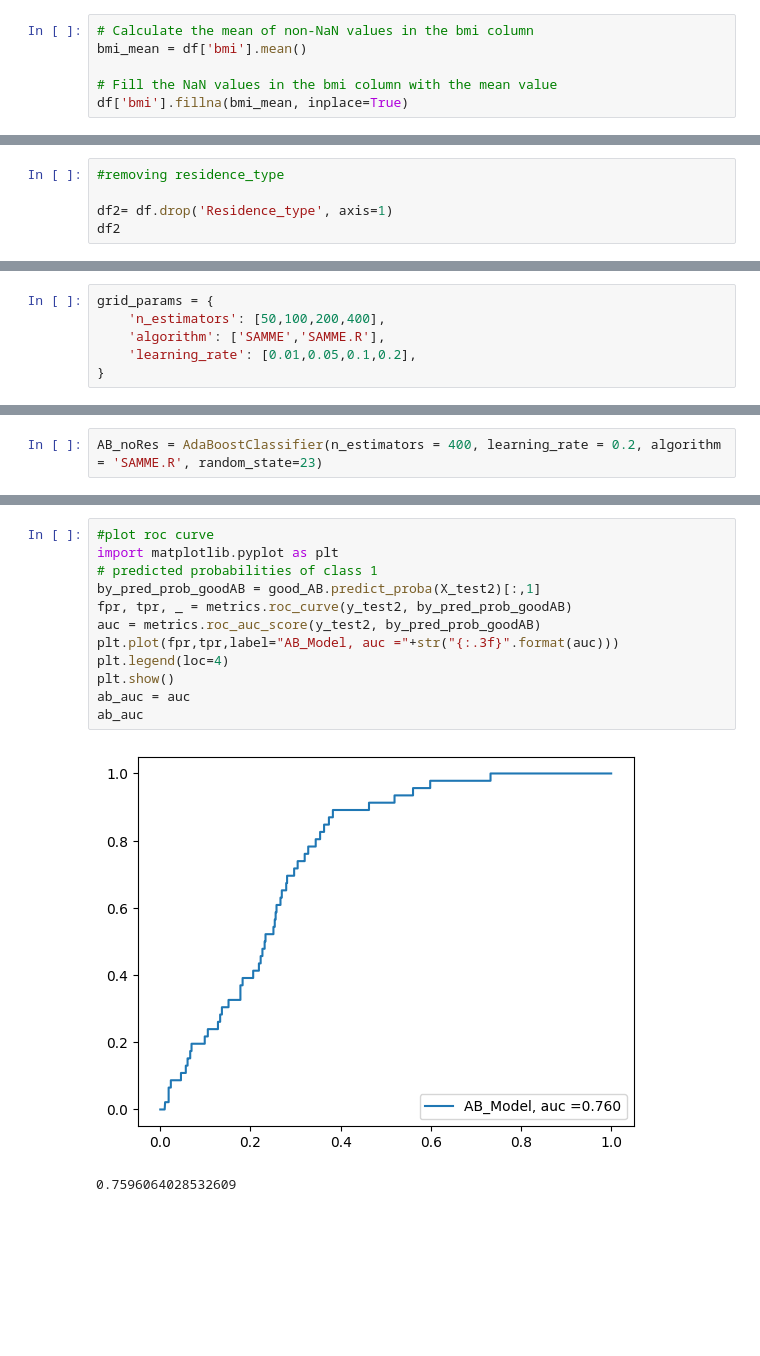
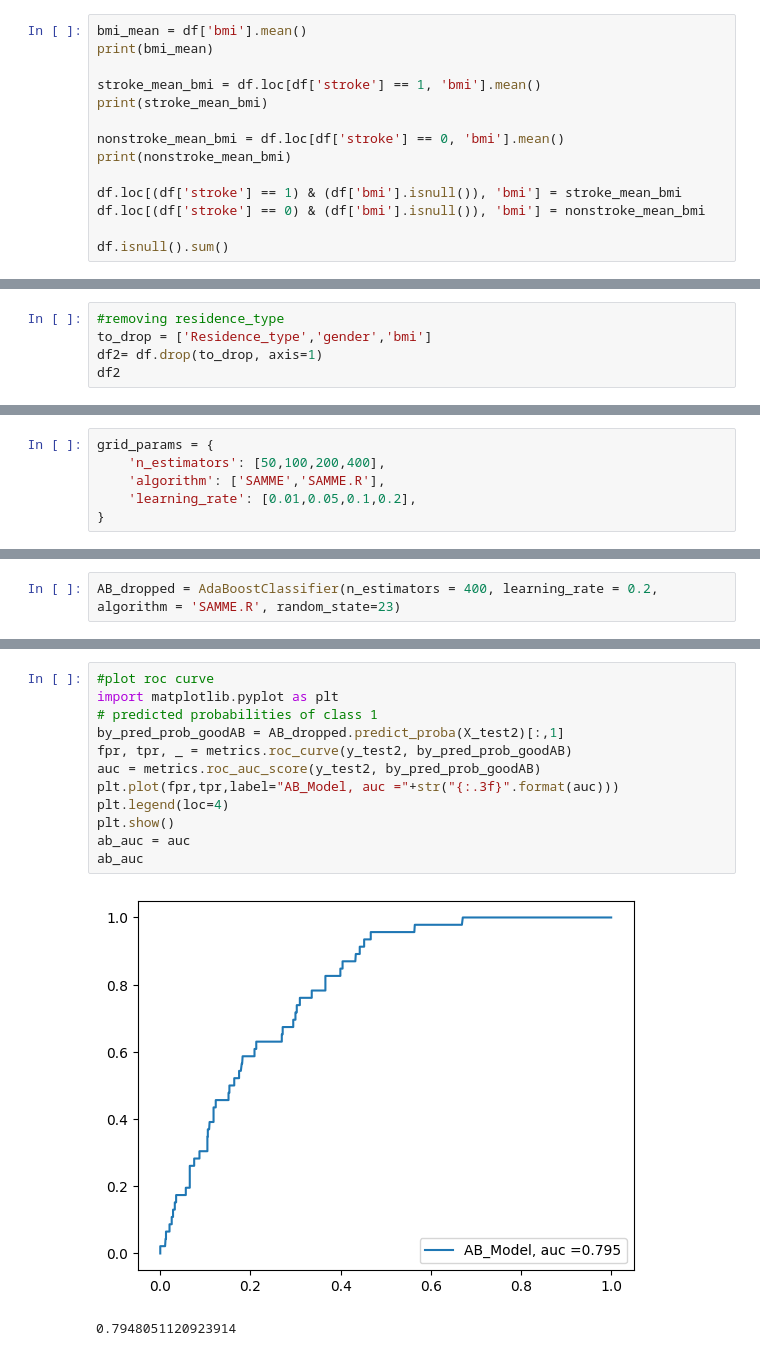
Before and after one commit to summerthia02/bt4222_project, a Jupyter notebook: BT4222.ipynb, the cells around one changed output, grey strips where cells are left out. Saved outputs shown, nothing was run; the diff lists cells and outputs as text; blank space fills up the shorter version.

```diff
--- a/BT4222.ipynb
+++ b/BT4222.ipynb
@@ -103,8 +103,16 @@ The number of rows where the gender is Other is 1
 #remove gender = other
 df =df[df['gender'] != 'Other']
 # %%
-# Calculate the mean of non-NaN values in the bmi column
 bmi_mean = df['bmi'].mean()
+print(bmi_mean)
 
-# Fill the NaN values in the bmi column with the mean value
-df['bmi'].fillna(bmi_mean, inplace=True)
+stroke_mean_bmi = df.loc[df['stroke'] == 1, 'bmi'].mean()
+print(stroke_mean_bmi)
+
+nonstroke_mean_bmi = df.loc[df['stroke'] == 0, 'bmi'].mean()
+print(nonstroke_mean_bmi)
+
+df.loc[(df['stroke'] == 1) & (df['bmi'].isnull()), 'bmi'] = stroke_mean_bmi
+df.loc[(df['stroke'] == 0) & (df['bmi'].isnull()), 'bmi'] = nonstroke_mean_bmi
+
+df.isnull().sum()
@@ -316,6 +333,6 @@ NameError: name 'X_resampled' is not defined
 # %%
 #removing residence_type
-
-df2= df.drop('Residence_type', axis=1)
+to_drop = ['Residence_type','gender','bmi']
+df2= df.drop(to_drop, axis=1)
 df2
 # %% [output]
@@ -506,3 +523,3 @@ Best hyper parameters: {'algorithm': 'SAMME.R', 'learning_rate': 0.2, 'n_estimat
 # %%
-AB_noRes = AdaBoostClassifier(n_estimators = 400, learning_rate = 0.2, algorithm = 'SAMME.R', random_state=23)
+AB_dropped = AdaBoostClassifier(n_estimators = 400, learning_rate = 0.2, algorithm = 'SAMME.R', random_state=23)
 # %%
@@ -532,15 +549,15 @@ weighted avg       0.93      0.83      0.88      1070
 # %%
 #plot roc curve
 import matplotlib.pyplot as plt
 # predicted probabilities of class 1
-by_pred_prob_goodAB = good_AB.predict_proba(X_test2)[:,1]
+by_pred_prob_goodAB = AB_dropped.predict_proba(X_test2)[:,1]
 fpr, tpr, _ = metrics.roc_curve(y_test2, by_pred_prob_goodAB)
 auc = metrics.roc_auc_score(y_test2, by_pred_prob_goodAB)
 plt.plot(fpr,tpr,label="AB_Model, auc ="+str("{:.3f}".format(auc)))
 plt.legend(loc=4)
 plt.show()
 ab_auc = auc
 ab_auc
 # %% [output]
-[figure, old version]
+[figure, new version]
-0.7596064028532609
+0.7948051120923914
```
Also changed, not shown: parts of 15 cells of this notebook.
